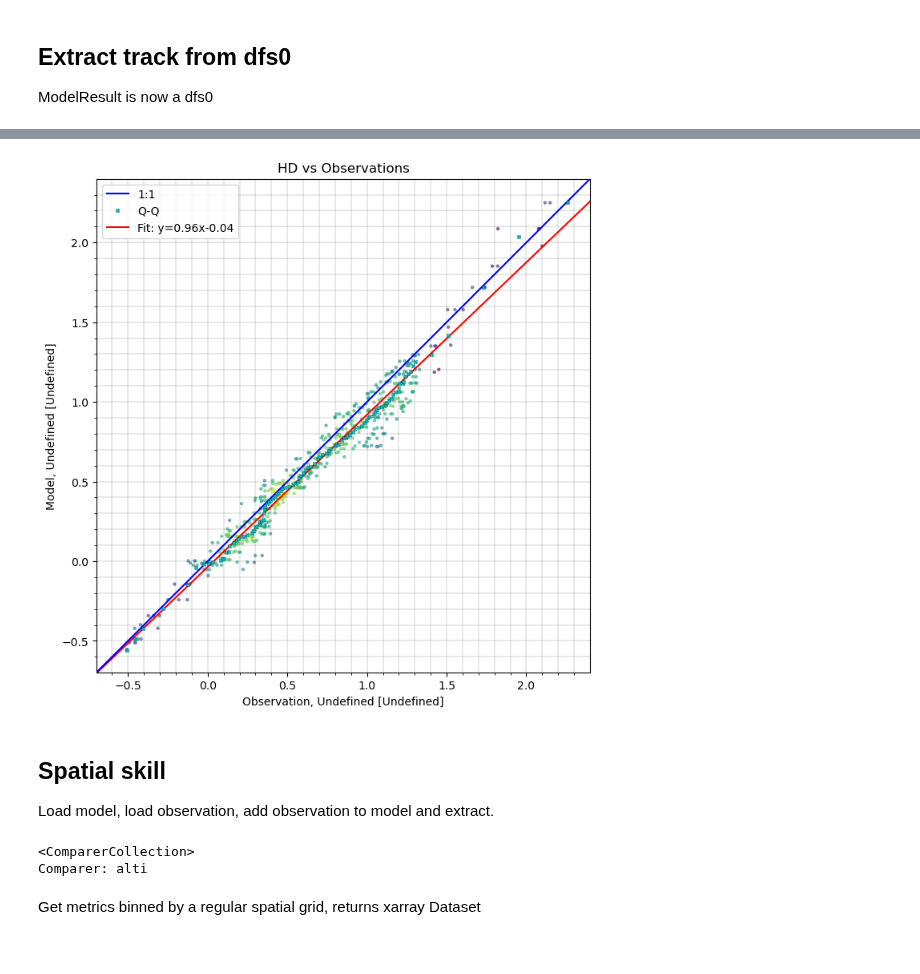
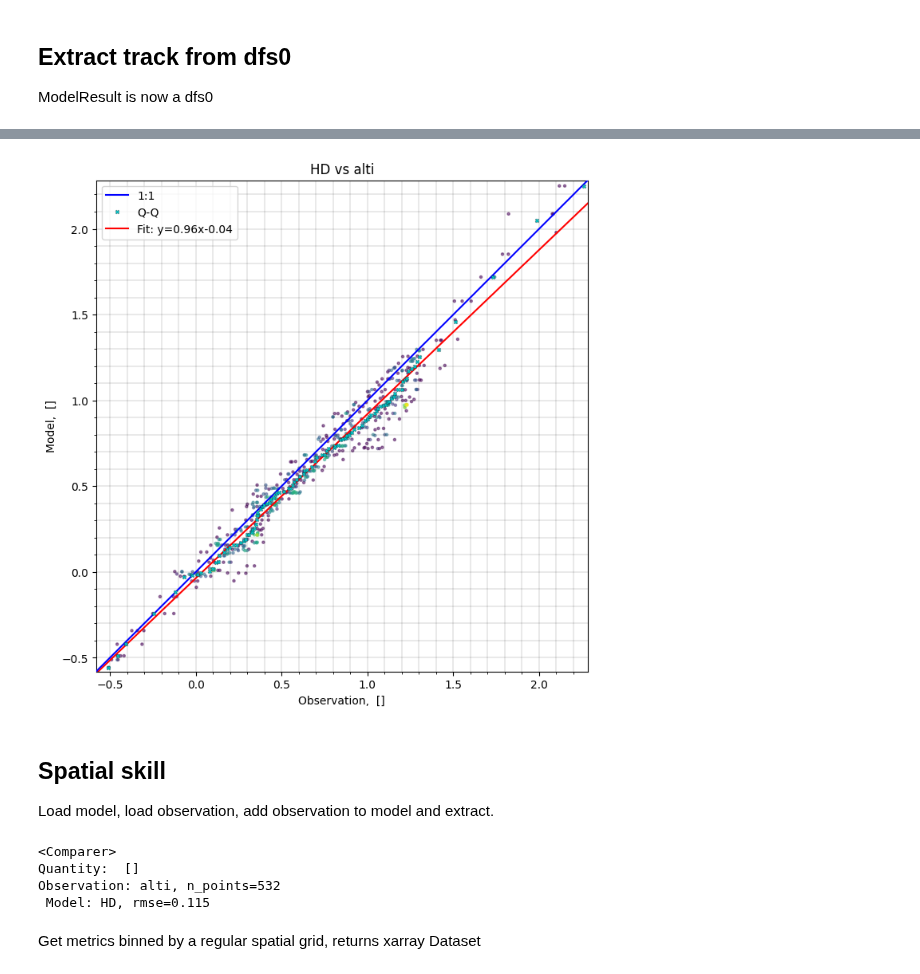
Before and after one commit to DHI/modelskill, a Jupyter notebook: notebooks/Metocean_track_comparison.ipynb, the cells around one changed output, grey strips where cells are left out. Saved outputs shown, nothing was run; the diff lists cells and outputs as text; code cells hidden in the pictures.

Commit message:
compare -> match

```diff
--- a/notebooks/Metocean_track_comparison.ipynb
+++ b/notebooks/Metocean_track_comparison.ipynb
@@ -127,9 +129,9 @@ Attributes:
 # %%
-cc = ms.compare(o1, mr)
+cmp = ms.match(o1, mr)
 # %%
-cc.plot.scatter();
+cmp.plot.scatter();
 # %% [output]
-[figure, old version]
+[figure, new version]
 # %% [markdown]
 ## Spatial skill
 
@@ -140,11 +142,13 @@ mr = ms.model_result(fn, name='HD', item=0)
 fn = '../tests/testdata/altimetry_NorthSea_20171027.csv'
 df = pd.read_csv(fn, index_col=0, parse_dates=True)
 o1 = ms.TrackObservation(df, item=2, name='alti')
-cc = ms.compare(o1, mr)
-cc
+cmp = ms.match(o1, mr)
+cmp
 # %% [output]
-<ComparerCollection>
-Comparer: alti
+<Comparer>
+Quantity:  []
+Observation: alti, n_points=532
+ Model: HD, rmse=0.115
 # %% [markdown]
 Get metrics binned by a regular spatial grid, returns xarray Dataset
 # %%
```
Also changed, not shown: parts of 19 cells of this notebook, 30 other files.
